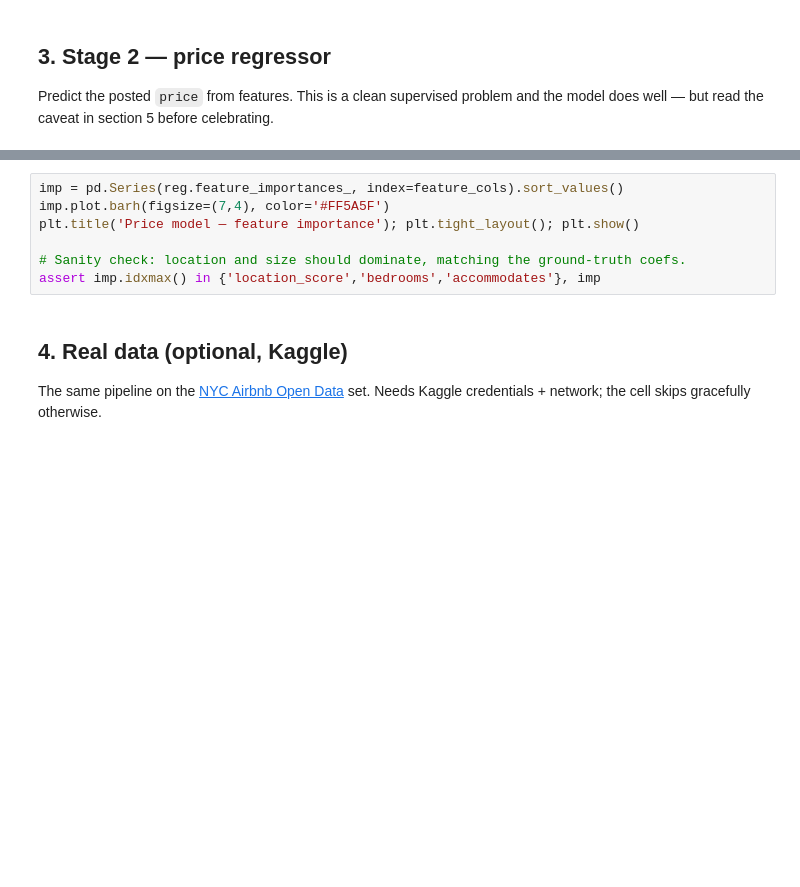
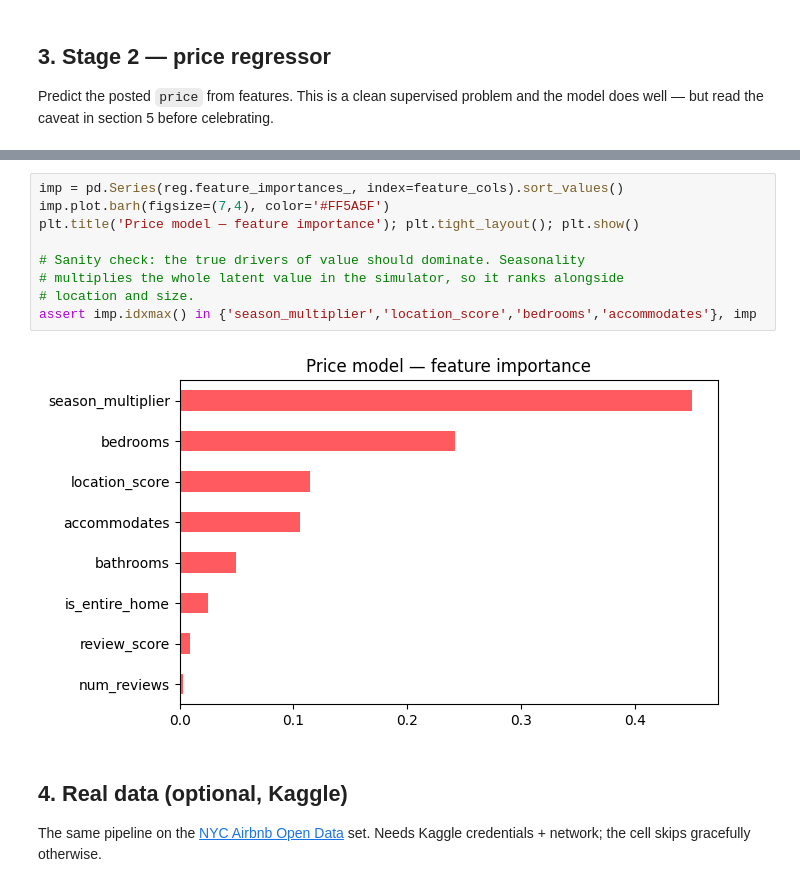
Before and after one commit to GreeshamAnand/pystudy, a Jupyter notebook: pricing/01_predictive_pricing.ipynb, the cells around one changed output, grey strips where cells are left out. Saved outputs shown, nothing was run; the diff lists cells and outputs as text; blank space fills up the shorter version.

```diff
--- a/pricing/01_predictive_pricing.ipynb
+++ b/pricing/01_predictive_pricing.ipynb
@@ -76,10 +91,14 @@ print(f'Price model  MAE : ${mean_absolute_error(yr_te, pred):.2f}')
 # %%
 imp = pd.Series(reg.feature_importances_, index=feature_cols).sort_values()
 imp.plot.barh(figsize=(7,4), color='#FF5A5F')
 plt.title('Price model — feature importance'); plt.tight_layout(); plt.show()
 
-# Sanity check: location and size should dominate, matching the ground-truth coefs.
-assert imp.idxmax() in {'location_score','bedrooms','accommodates'}, imp
+# Sanity check: the true drivers of value should dominate. Seasonality
+# multiplies the whole latent value in the simulator, so it ranks alongside
+# location and size.
+assert imp.idxmax() in {'season_multiplier','location_score','bedrooms','accommodates'}, imp
+# %% [output]
+[figure, added]
 # %% [markdown]
 ## 4. Real data (optional, Kaggle)
 
```
Also changed, not shown: parts of 5 cells of this notebook, 4 other files.
